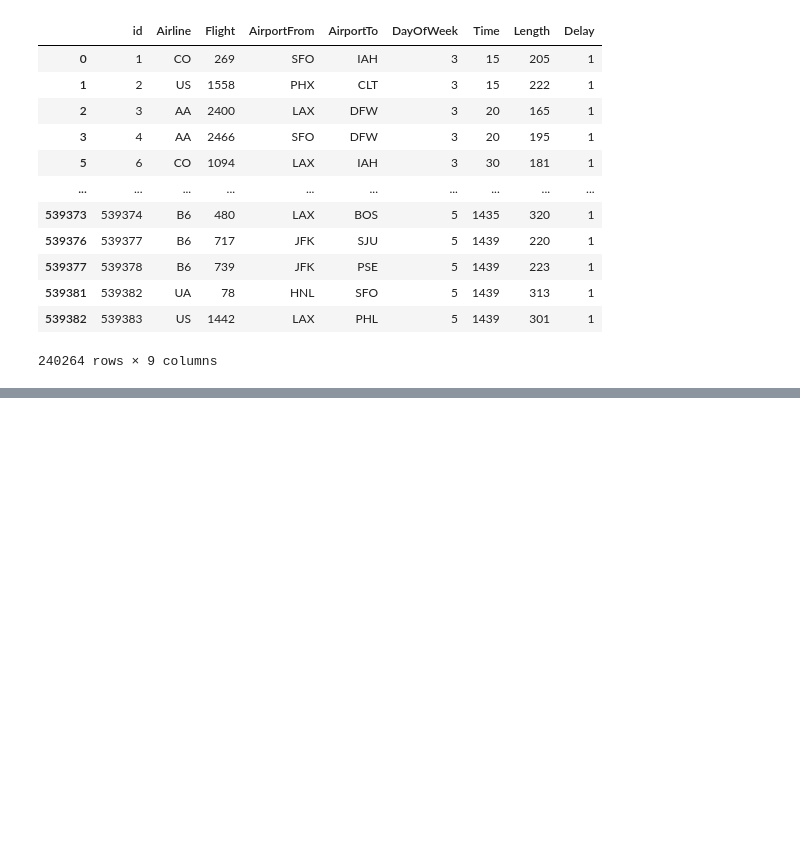
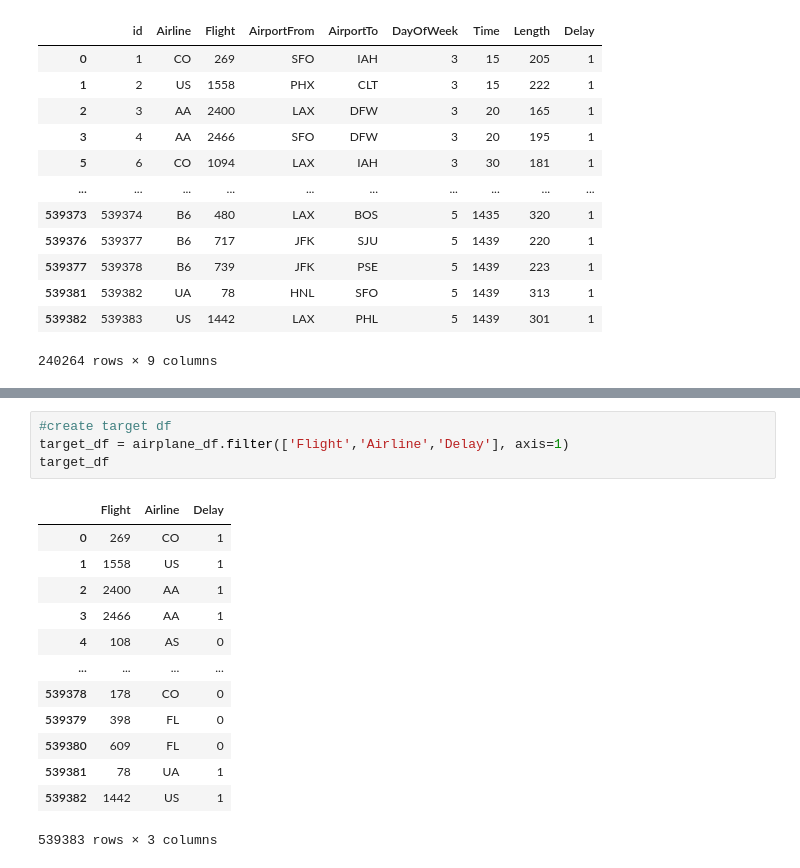
Before and after one commit to AidanH1998/Airplane-Group-1, a Jupyter notebook: airplane.ipynb, the cells around one changed output, grey strips where cells are left out. Drawn from its saved outputs; the diff is of its cells as text; blank space fills up the shorter version.

```diff
--- a/airplane.ipynb
+++ b/airplane.ipynb
@@ -129,0 +187,18 @@ delay
+# %%
+#create target df
+target_df = airplane_df.filter(['Flight','Airline','Delay'], axis=1)
+target_df
+# %% [output]
+|  | Flight | Airline | Delay |
+| 0 | 269 | CO | 1 |
+| 1 | 1558 | US | 1 |
+| 2 | 2400 | AA | 1 |
+| 3 | 2466 | AA | 1 |
+| 4 | 108 | AS | 0 |
+| ... | ... | ... | ... |
+| 539378 | 178 | CO | 0 |
+| 539379 | 398 | FL | 0 |
+| 539380 | 609 | FL | 0 |
+| 539381 | 78 | UA | 1 |
+| 539382 | 1442 | US | 1 |
+539383 rows × 3 columns
```
Also changed, not shown: parts of 15 cells of this notebook, 1 other file.
